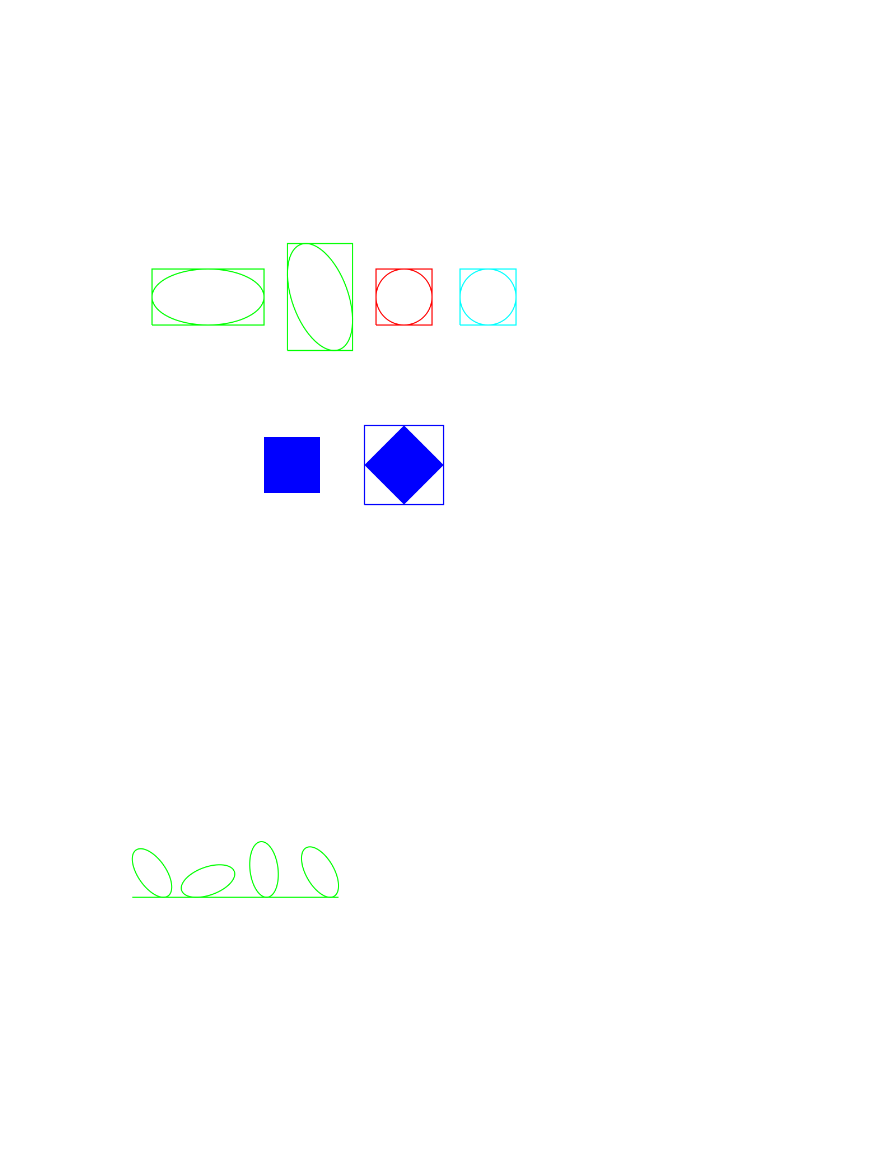
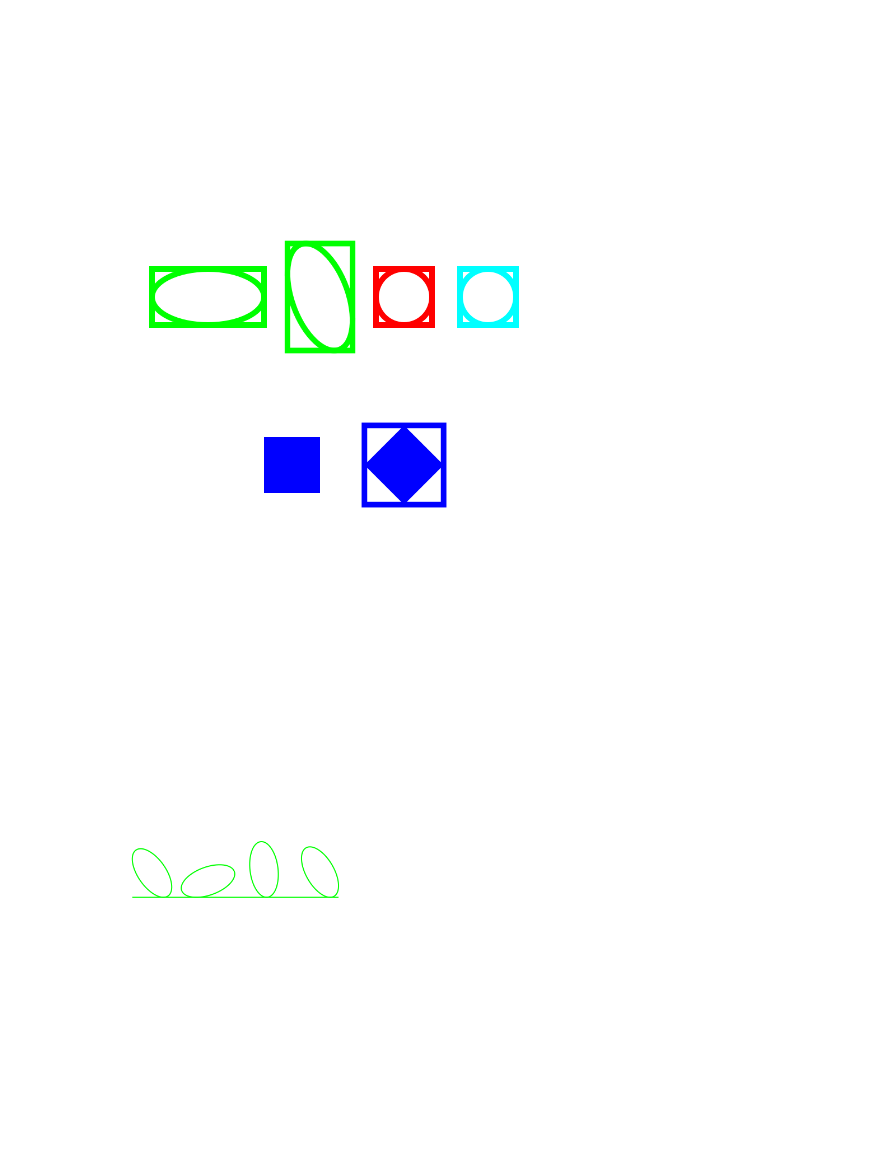
Before and after one commit to jon21o/Drawing, a Jupyter notebook: test_shapes1.ipynb, the cells around one changed output. Drawn from its saved outputs; the diff is of its cells as text; code cells hidden in the pictures.

```diff
--- a/test_shapes1.ipynb
+++ b/test_shapes1.ipynb
@@ -22,34 +22,35 @@ def draw(context, width, height):
     rect1 = Shapes.My_Rectangle(
         ref_pt="mid_left", ref_pt_x=300, ref_pt_y=200, width=100, height=100
     )
     circ1 = Shapes.My_Circle(
         ref_pt="left", ref_pt_x=500, ref_pt_y=500, radius=50
     )
     ellipse1 = Shapes.My_Ellipse(
         ref_pt="center", ref_pt_x=200, ref_pt_y=500, x_radius=100, y_radius=50
     )
 
+    context.set_line_width(10)
     rect1.draw_fill(context, *colors.blue)
     rect1.translate(200, 0)
     rect1.rotate(45)
     rect1.draw_fill(context, *colors.blue)
     rect1.draw_bbox_stroke(context, *colors.blue)
 
     circ1.draw_bbox_stroke(context, *colors.red)
     circ1.draw_stroke(context, *colors.red)
     circ1.translate(150, 0)
     circ1.rotate(135)
     circ1.draw_stroke(context, *colors.cyan)
     circ1.draw_bbox_stroke(context, *colors.cyan)
 
     ellipse1.draw_stroke(context, *colors.green)
     ellipse1.draw_bbox_stroke(context, *colors.green)
     ellipse1.translate(200, 0)
     ellipse1.rotate(110)
     ellipse1.draw_stroke(context, *colors.green)
     ellipse1.draw_bbox_stroke(context, *colors.green)
 # %% [output]
-[figure, old version]
+[figure, new version]
 # %%
 @disp
 def draw(context, width, height):
```
Also changed, not shown: parts of 2 cells of this notebook, 1 other file.
